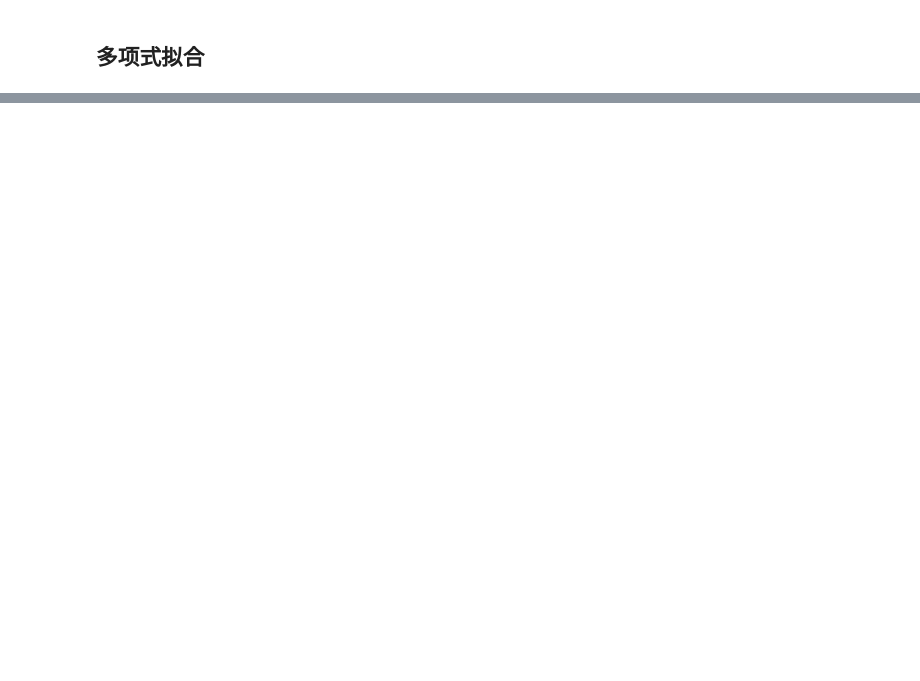
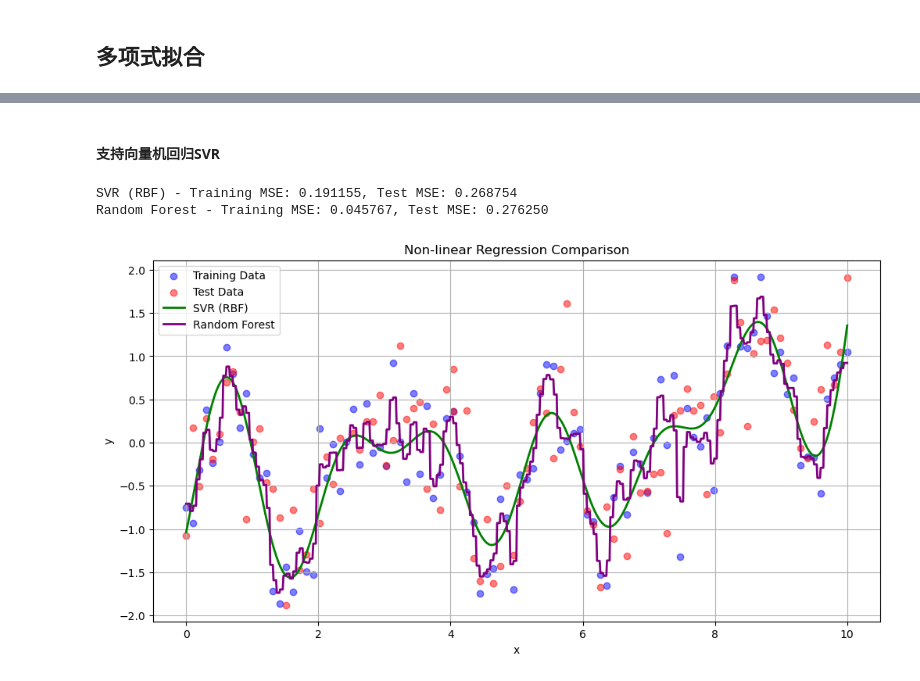
Before and after one commit to LinHan2/PRML_2024_BUAA, a Jupyter notebook: assignment1.ipynb, the cells around one changed output, grey strips where cells are left out. Drawn from its saved outputs; the diff is of its cells as text; code cells hidden in the pictures; blank space fills up the shorter version.

```diff
--- a/assignment1.ipynb
+++ b/assignment1.ipynb
@@ -167,0 +294,72 @@ Error Comparison of Three Methods:
+# %% [markdown]
+#### 支持向量机回归SVR
+# %%
+from sklearn.svm import SVR
+from sklearn.ensemble import RandomForestRegressor
+
+# 数据准备
+X_train = X_train.reshape(-1, 1)
+X_test = X_test.reshape(-1, 1)
+
+# 创建x值范围，用于绘制拟合曲线
+x_range = np.linspace(min(X_train.min(), X_test.min()),
+                      max(X_train.max(), X_test.max()),
+                      1000).reshape(-1, 1)
+
+# 1. 支持向量回归 (SVR)
+svr_rbf = SVR(kernel='rbf', C=1000, gamma=0.4, epsilon=.1)
+svr_rbf.fit(X_train, y_train)
+svr_train_pred = svr_rbf.predict(X_train)
+svr_test_pred = svr_rbf.predict(X_test)
+svr_train_mse = mean_squared_error(y_train, svr_train_pred)
+svr_test_mse = mean_squared_error(y_test, svr_test_pred)
+
+# 2. 随机森林回归
+rf_model = RandomForestRegressor(n_estimators=100, random_state=42)
+rf_model.fit(X_train, y_train)
+rf_train_pred = rf_model.predict(X_train)
+rf_test_pred = rf_model.predict(X_test)
+rf_train_mse = mean_squared_error(y_train, rf_train_pred)
+rf_test_mse = mean_squared_error(y_test, rf_test_pred)
+
+# 打印结果
+print(f"SVR (RBF) - Training MSE: {svr_train_mse:.6f}, Test MSE: {svr_test_mse:.6f}")
+print(f"Random Forest - Training MSE: {rf_train_mse:.6f}, Test MSE: {rf_test_mse:.6f}")
+
+# 可视化
+plt.figure(figsize=(12, 6))
+
+# 原始数据散点图
+plt.scatter(X_train, y_train, color='blue', label='Training Data', alpha=0.5)
+plt.scatter(X_test, y_test, color='red', label='Test Data', alpha=0.5)
+
+# 绘制SVR拟合曲线
+svr_y_plot = svr_rbf.predict(x_range)
+plt.plot(x_range, svr_y_plot, color='green', linewidth=2, label='SVR (RBF)')
+
+# 绘制随机森林拟合曲线
+rf_y_plot = rf_model.predict(x_range)
+plt.plot(x_range, rf_y_plot, color='purple', linewidth=2, label='Random Forest')
+
+plt.xlabel('x')
+plt.ylabel('y')
+plt.title('Non-linear Regression Comparison')
+plt.legend()
+plt.grid(True)
+plt.show()
+
+from sklearn.svm import SVR
+from sklearn.ensemble import RandomForestRegressor
+
+# 数据准备
+X_train = X_train.reshape(-1, 1)
+X_test = X_test.reshape(-1, 1)
+
+# 创建x值范围，用于绘制拟合曲线
+x_range = np.linspace(min(X_train.min(), X_test.min()),
+                      max(X_train.max(), X_test.max()),
+                      1000).reshape(-1, 1)
+# %% [output]
+SVR (RBF) - Training MSE: 0.191155, Test MSE: 0.268754
+Random Forest - Training MSE: 0.045767, Test MSE: 0.276250
+[figure, added]
```
Also changed, not shown: parts of 3 cells of this notebook, 9 other files.
